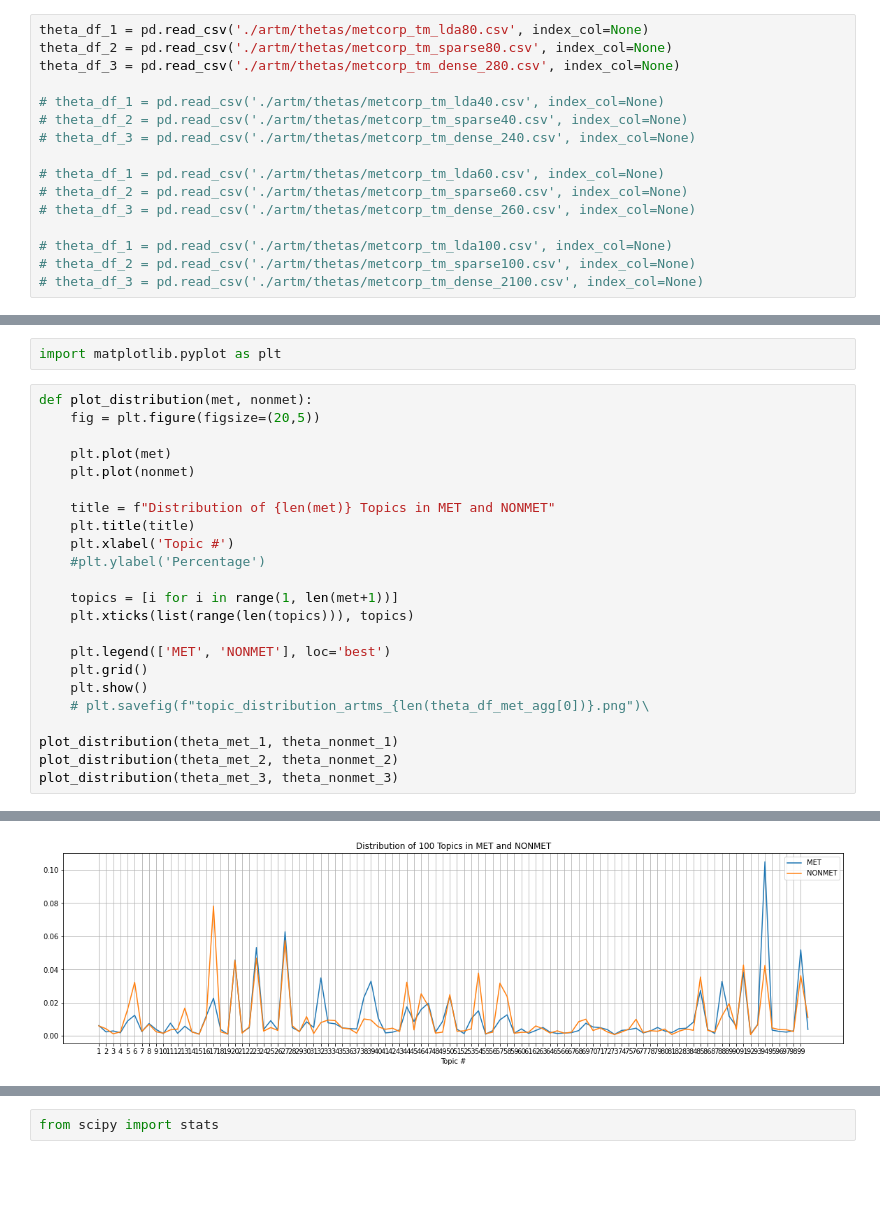
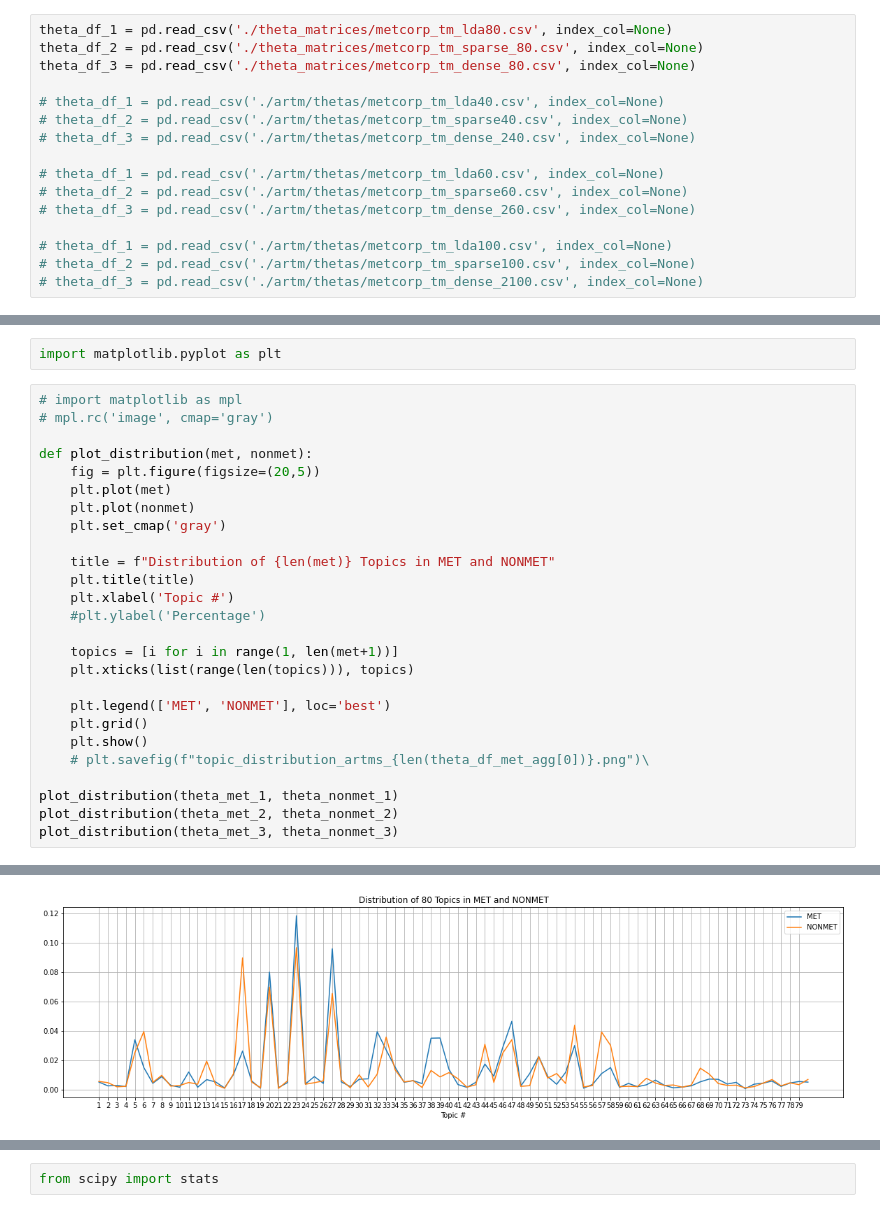
Before and after one commit to steysie/topic-modelling-metaphor, a Jupyter notebook: Notebooks and Scripts/[3] Theta Matrix Analysis.ipynb, the cells around one changed output, grey strips where cells are left out. Drawn from its saved outputs; the diff is of its cells as text; blank space fills up the shorter version.

```diff
--- a/Notebooks and Scripts/[3] Theta Matrix Analysis.ipynb
+++ b/Notebooks and Scripts/[3] Theta Matrix Analysis.ipynb
@@ -13,7 +14,7 @@ import pandas as pd
 # %%
-theta_df_1 = pd.read_csv('./artm/thetas/metcorp_tm_lda80.csv', index_col=None)
-theta_df_2 = pd.read_csv('./artm/thetas/metcorp_tm_sparse80.csv', index_col=None)
-theta_df_3 = pd.read_csv('./artm/thetas/metcorp_tm_dense_280.csv', index_col=None)
+theta_df_1 = pd.read_csv('./theta_matrices/metcorp_tm_lda80.csv', index_col=None)
+theta_df_2 = pd.read_csv('./theta_matrices/metcorp_tm_sparse_80.csv', index_col=None)
+theta_df_3 = pd.read_csv('./theta_matrices/metcorp_tm_dense_80.csv', index_col=None)
 
 # theta_df_1 = pd.read_csv('./artm/thetas/metcorp_tm_lda40.csv', index_col=None)
 # theta_df_2 = pd.read_csv('./artm/thetas/metcorp_tm_sparse40.csv', index_col=None)
@@ -89,11 +90,14 @@ sents_nonmet['sents'][2150]
 # %%
 import matplotlib.pyplot as plt
 # %%
+# import matplotlib as mpl
+# mpl.rc('image', cmap='gray')
+
 def plot_distribution(met, nonmet):
     fig = plt.figure(figsize=(20,5))
-
     plt.plot(met)
     plt.plot(nonmet)
+    plt.set_cmap('gray')
 
     title = f"Distribution of {len(met)} Topics in MET and NONMET"
     plt.title(title)
@@ -116 +120 @@ plot_distribution(theta_met_3, theta_nonmet_3)
-[figure, old version]
+[figure, new version]
```
Also changed, not shown: parts of 2 cells of this notebook.
